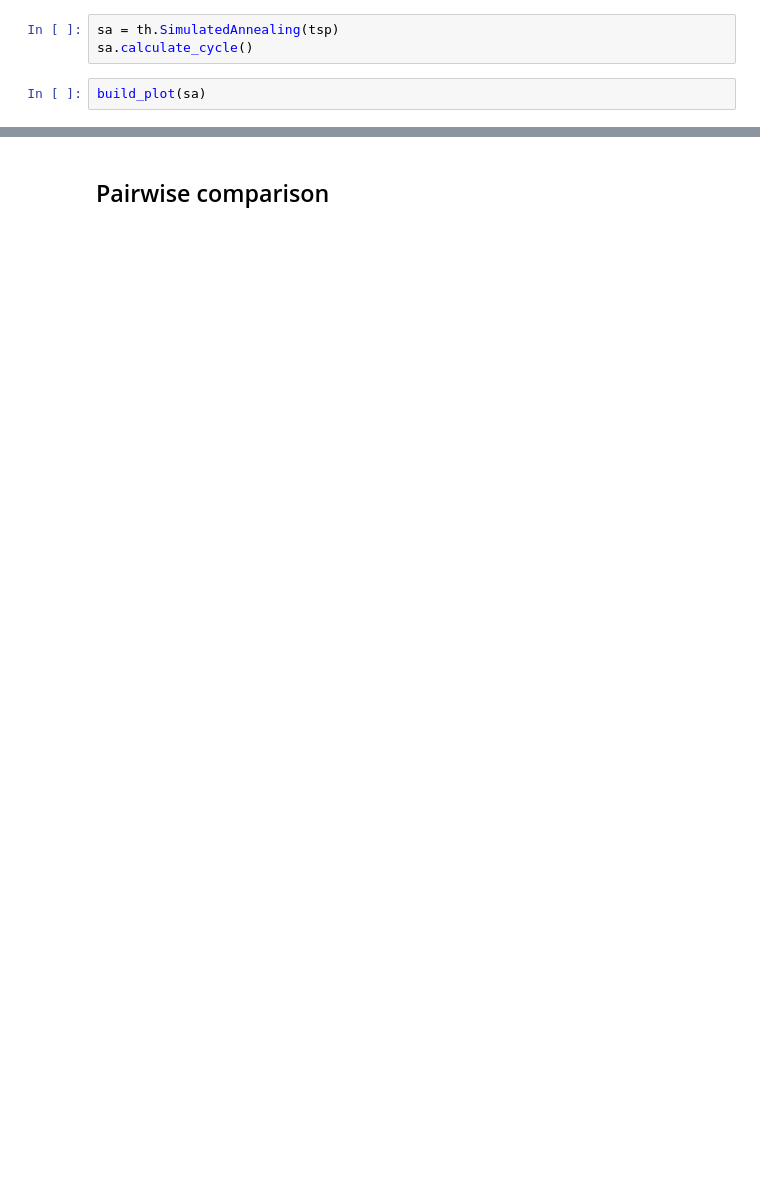
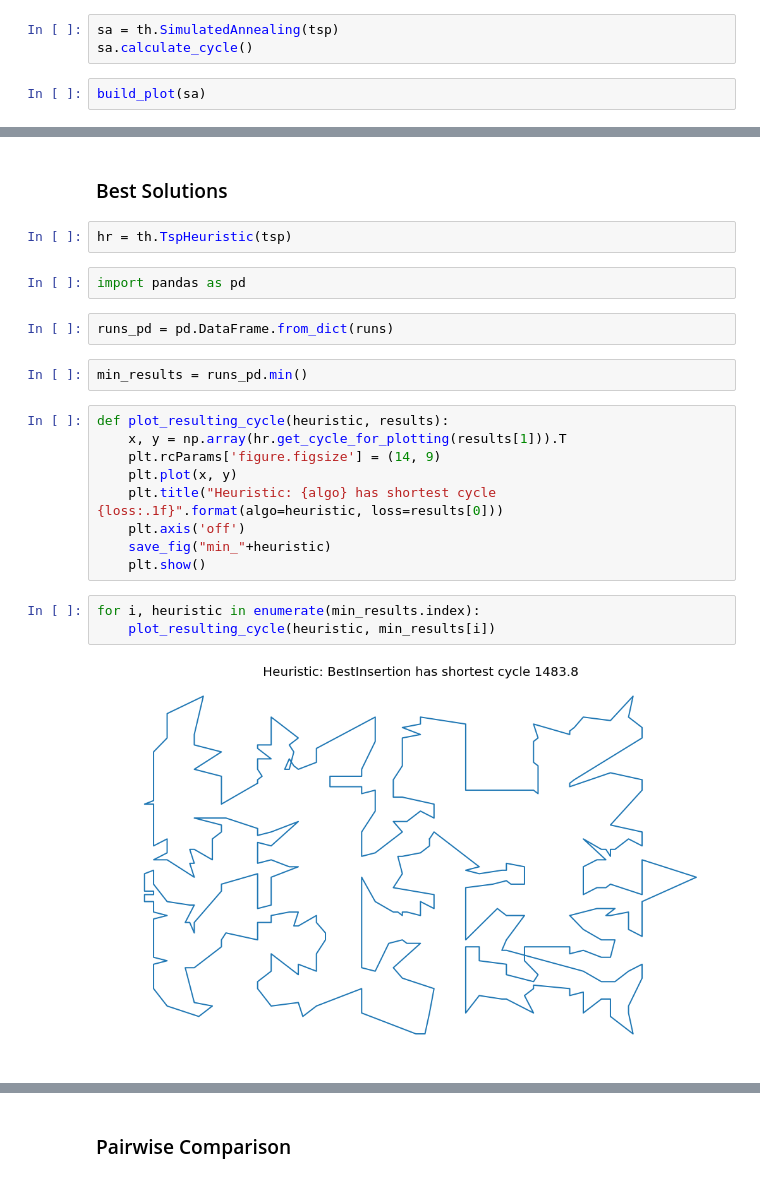
Before and after one commit to datarian/TravelingSalesmanProblem, a Jupyter notebook: Probabilistic Algorithms Project.ipynb, the cells around one changed output, grey strips where cells are left out. Cells and saved outputs as stored; diff of their text form; blank space fills up the shorter version.

Commit message:
Started work on heuristic evaluation.

```diff
--- a/Probabilistic Algorithms Project.ipynb
+++ b/Probabilistic Algorithms Project.ipynb
@@ -303,0 +351,24 @@ build_plot(sa)
+# %% [markdown]
+### Best Solutions
+# %%
+hr = th.TspHeuristic(tsp)
+# %%
+import pandas as pd
+# %%
+runs_pd = pd.DataFrame.from_dict(runs)
+# %%
+min_results = runs_pd.min()
+# %%
+def plot_resulting_cycle(heuristic, results):
+    x, y = np.array(hr.get_cycle_for_plotting(results[1])).T
+    plt.rcParams['figure.figsize'] = (14, 9)
+    plt.plot(x, y)
+    plt.title("Heuristic: {algo} has shortest cycle {loss:.1f}".format(algo=heuristic, loss=results[0]))
+    plt.axis('off')
+    save_fig("min_"+heuristic)
+    plt.show()
+# %%
+for i, heuristic in enumerate(min_results.index):
+    plot_resulting_cycle(heuristic, min_results[i])
+# %% [output]
+[figure, added]
@@ -304,2 +383,2 @@ build_plot(sa)
 # %% [markdown]
-## Pairwise comparison
+### Pairwise Comparison
```
Also changed, not shown: parts of 56 cells of this notebook, 1 other file.
